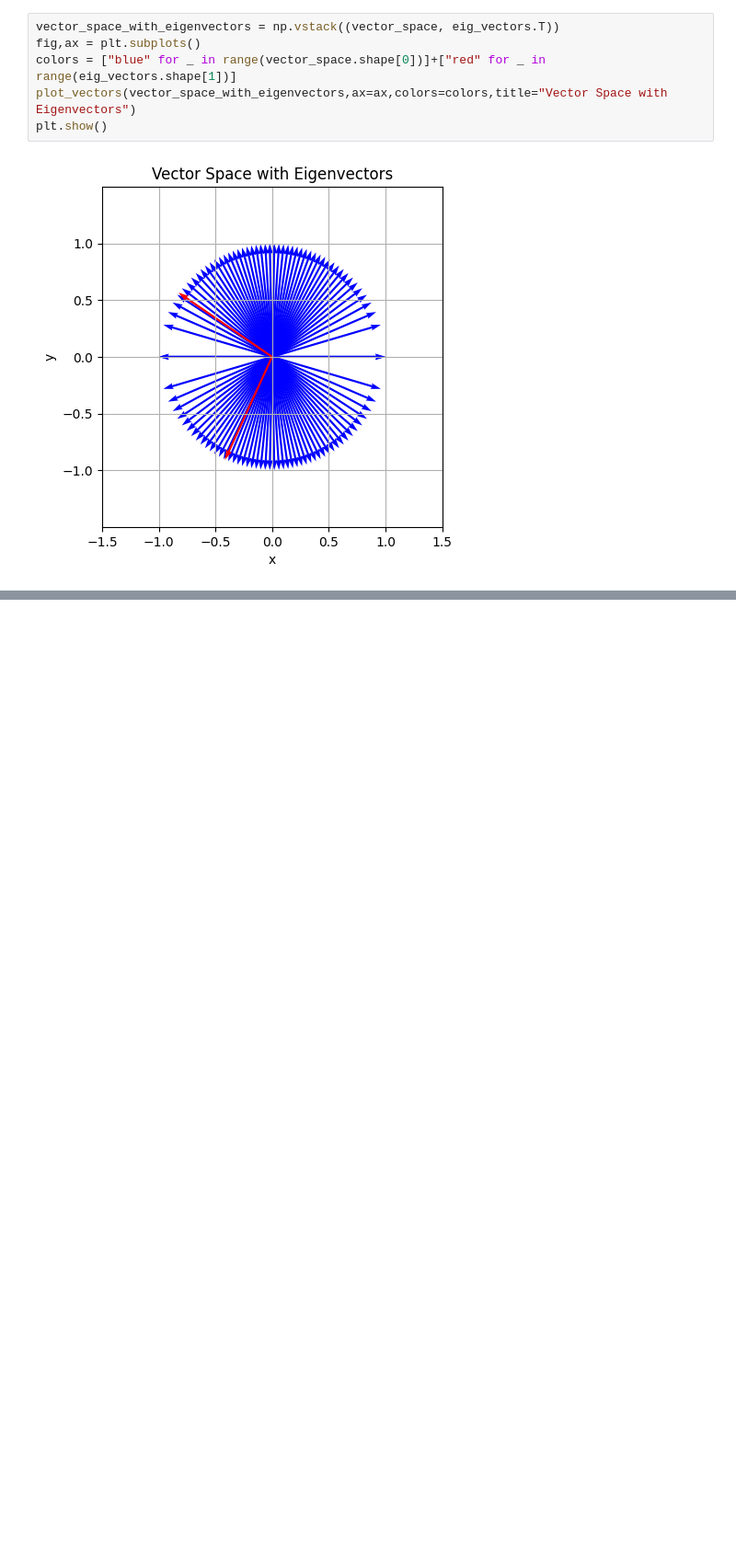
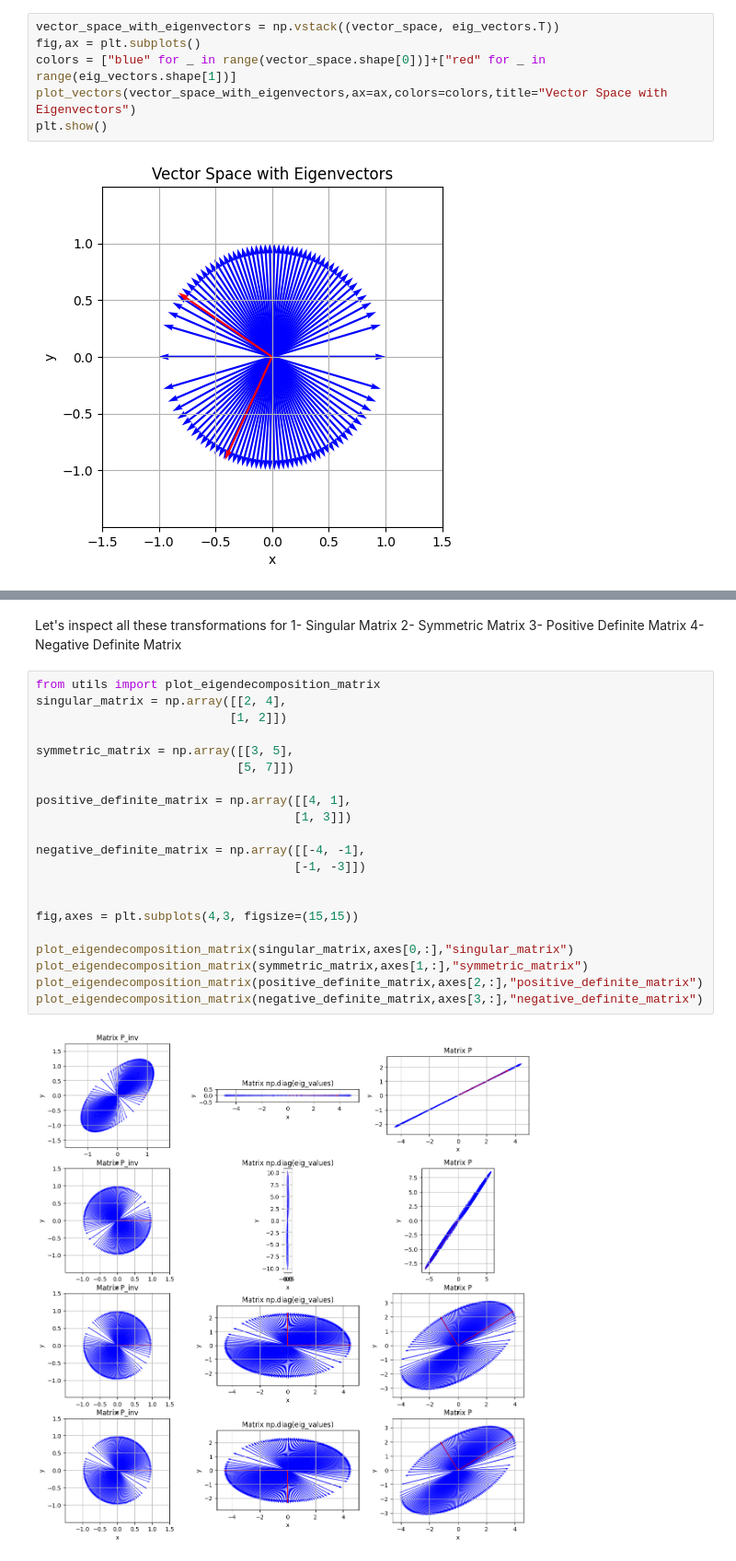
Before and after one commit to demirbey05/eigv, a Jupyter notebook: experiment.ipynb, the cells around one changed output, grey strips where cells are left out. Shown: that part at 92% size. Drawn from its saved outputs; the diff is of its cells as text; blank space fills up the shorter version.

```diff
--- a/experiment.ipynb
+++ b/experiment.ipynb
@@ -43,0 +83,29 @@ plt.show()
+# %% [markdown]
+Let's inspect all these transformations for
+1- Singular Matrix
+2- Symmetric Matrix
+3- Positive Definite Matrix
+4- Negative Definite Matrix
+# %%
+from utils import plot_eigendecomposition_matrix
+singular_matrix = np.array([[2, 4],
+                           [1, 2]])
+
+symmetric_matrix = np.array([[3, 5],
+                            [5, 7]])
+
+positive_definite_matrix = np.array([[4, 1],
+                                    [1, 3]])
+
+negative_definite_matrix = np.array([[-4, -1],
+                                    [-1, -3]])
+
+
+fig,axes = plt.subplots(4,3, figsize=(15,15))
+
+plot_eigendecomposition_matrix(singular_matrix,axes[0,:],"singular_matrix")
+plot_eigendecomposition_matrix(symmetric_matrix,axes[1,:],"symmetric_matrix")
+plot_eigendecomposition_matrix(positive_definite_matrix,axes[2,:],"positive_definite_matrix")
+plot_eigendecomposition_matrix(negative_definite_matrix,axes[3,:],"negative_definite_matrix")
+# %% [output]
+[figure, added]
```
Also changed, not shown: parts of 5 cells of this notebook, 1 other file.
